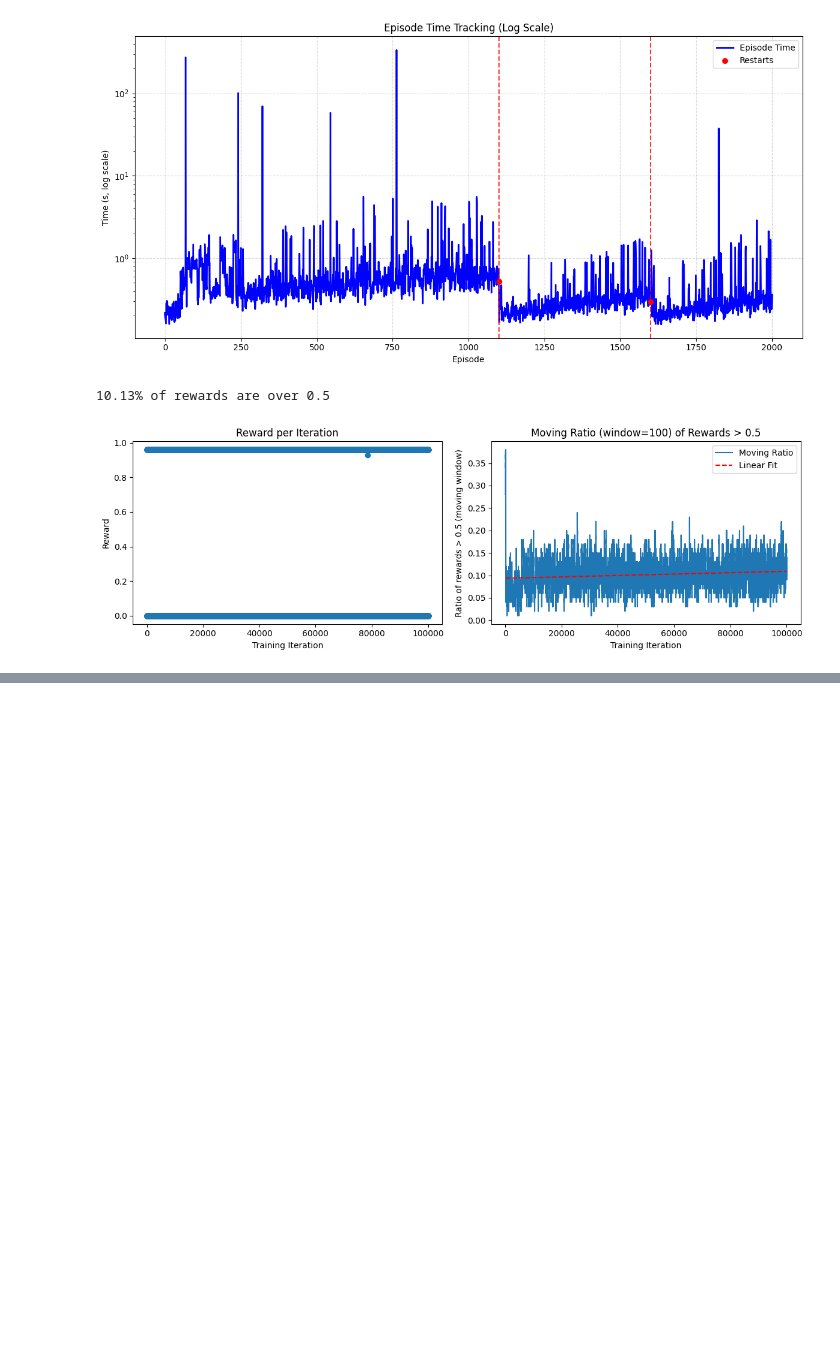
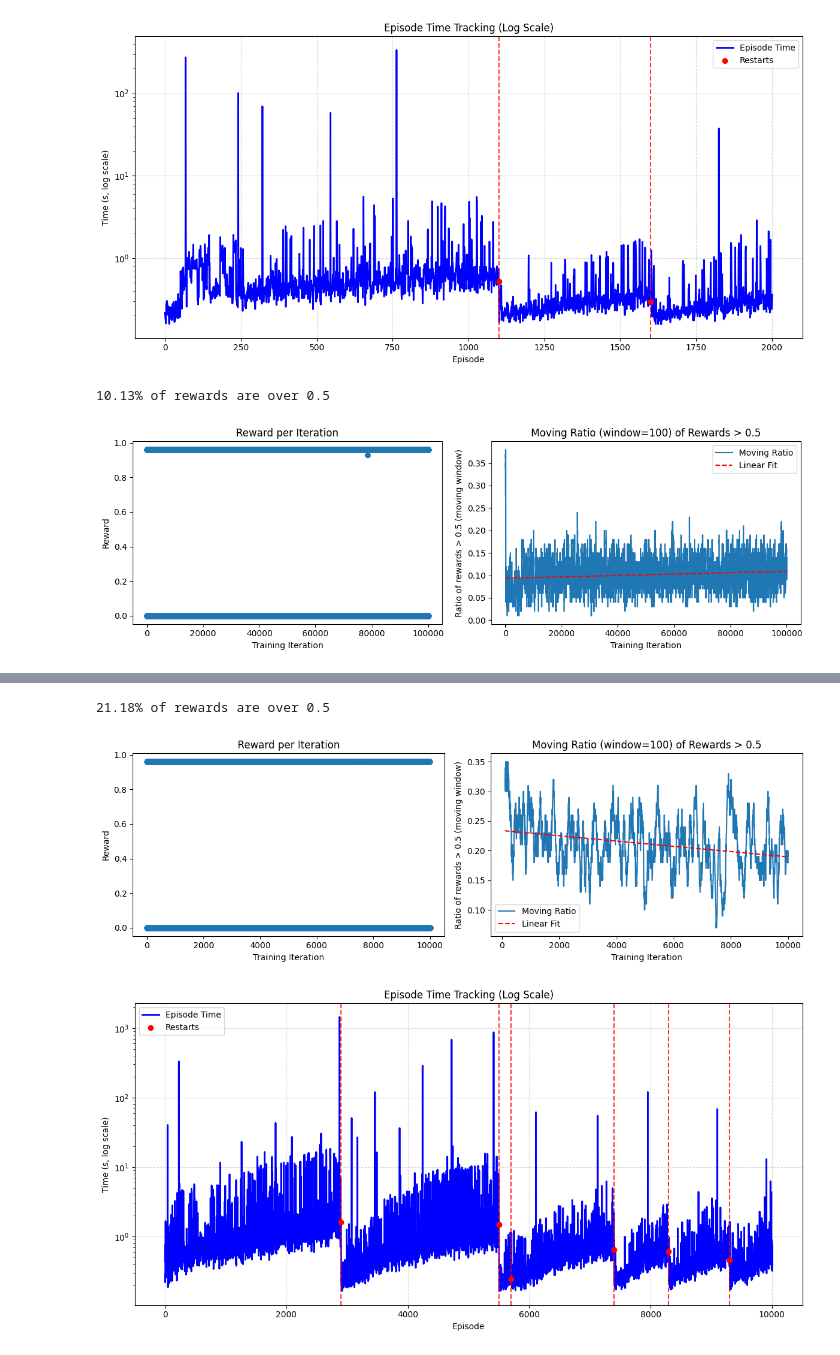
Before and after one commit to paulho02/arc_prize, a Jupyter notebook: reporting/first_training_analysis.ipynb, the cells around one changed output, grey strips where cells are left out. Drawn from its saved outputs; the diff is of its cells as text; code cells hidden in the pictures; blank space fills up the shorter version.

```diff
--- a/reporting/first_training_analysis.ipynb
+++ b/reporting/first_training_analysis.ipynb
@@ -290,0 +300,19 @@ plot_simple_list(loaded_reward_tracking, "Training Iteration", "Reward")
+# %%
+path = data_path_builder(
+    "reporting/data_repo/tracking_obj_20250814_231213.json")
+with open(path, "rb") as f:
+    tracking_obj = json.load(f)
+
+loaded_reward_tracking = tracking_obj["reward_tracking"]
+
+reward_over_50 = [reward for reward in loaded_reward_tracking if reward > 0.5]
+over_50_ratio = len(reward_over_50) / len(loaded_reward_tracking)
+print(f"{over_50_ratio * 100:.2f}% of rewards are over 0.5")
+
+plot_simple_list(loaded_reward_tracking, "Training Iteration", "Reward")
+plot_time_tracking(tracking_obj["episode_times"],
+                   tracking_obj["restart_episode_indices"])
+# %% [output]
+21.18% of rewards are over 0.5
+[figure, added]
+[figure, added]
```
Also changed, not shown: parts of 8 cells of this notebook, 44 other files.
